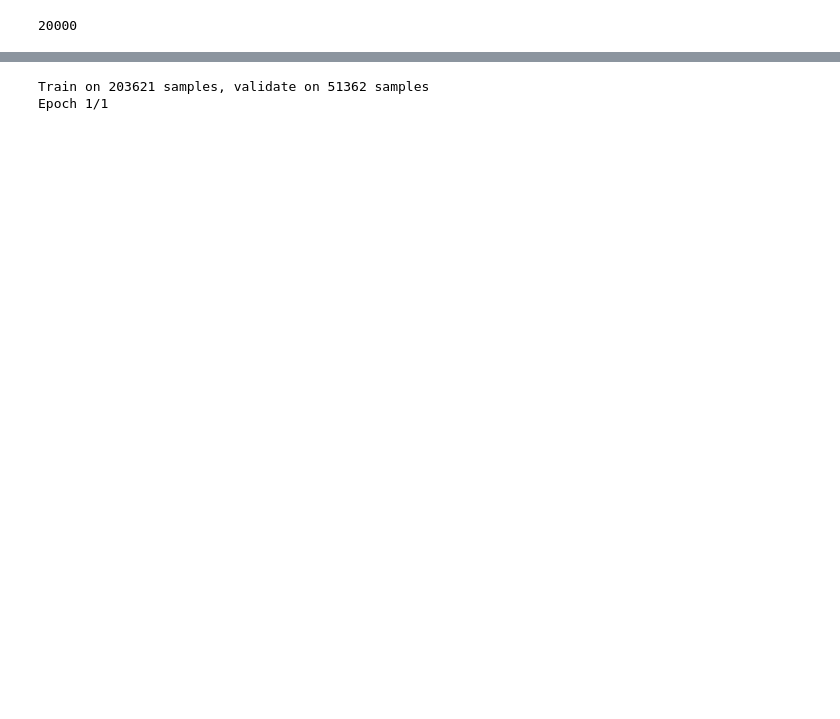
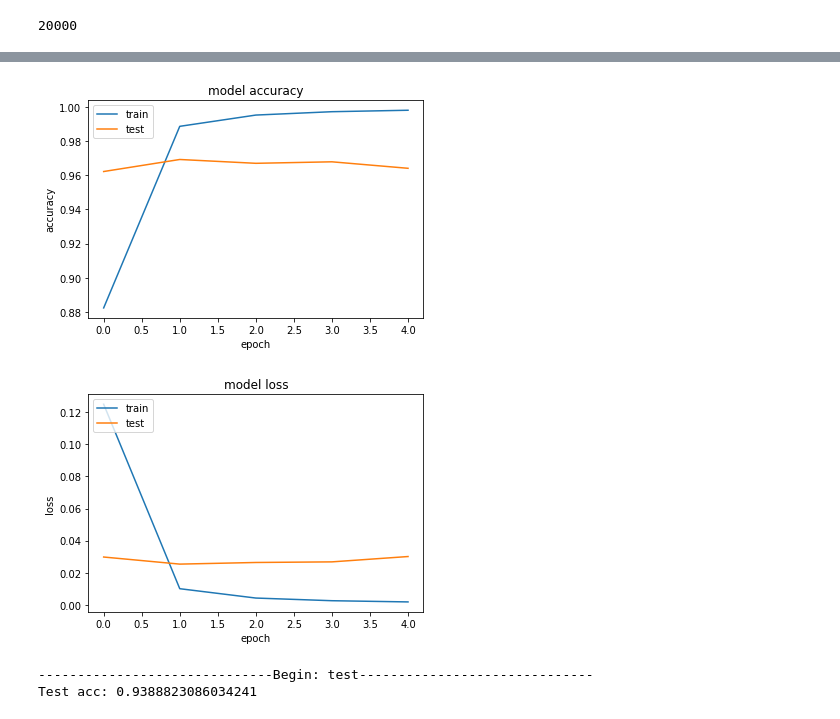
Before and after one commit to DataDaveH/capsnet_NLP, a Jupyter notebook: models.ipynb, the cells around one changed output, grey strips where cells are left out. Drawn from its saved outputs; the diff is of its cells as text; code cells hidden in the pictures; blank space fills up the shorter version.

```diff
--- a/models.ipynb
+++ b/models.ipynb
@@ -791,9 +797,6 @@ capsmodel.summary()
 #Save a png of the model shapes and flow
 #plot_model(capsmodel, to_file=save_dir + '/reuters-model.png', show_shapes=True)
 
-# compile the model
-capsmodel.compile(optimizer='adam',
-              loss=[margin_loss, 'mse'],
-              loss_weights=[1., lam_recon],
-              metrics={'out_caps': 'accuracy'})
+opt = optimizers.Adam(lr=0.001, beta_1=0.9, beta_2=0.999, epsilon=None, decay=0.0, amsgrad=False)
+#opt = optimizers.SGD(lr=0.001, decay=1e-6, momentum=0.5, nesterov=True)
 # %% [output]
@@ -841,0 +820,14 @@ print(devY_cat[0])
+# %%
+# train the model - no recon
+# compile the model
+capsmodel.compile(optimizer=opt, #'adam',
+              loss=margin_loss,
+              metrics={'out_caps': 'accuracy'})
+
+data = capsmodel.fit( trainX,
+                      trainY_cat,
+                      batch_size=batch_size,
+                      epochs=epochs,
+                      validation_data=[devX, devY_cat],
+                      callbacks=[log, tb, checkpoint],
+                      verbose=1)
@@ -841,0 +852,28 @@ print(devY_cat[0])
+# %%
+def plot_history( history):
+    # summarize history for accuracy
+    plt.plot(history.history['acc'])
+    plt.plot(history.history['val_acc'])
+    plt.title('model accuracy')
+    plt.ylabel('accuracy')
+    plt.xlabel('epoch')
+    plt.legend(['train', 'test'], loc='upper left')
+    plt.show()
+    # summarize history for loss
+    plt.plot(history.history['loss'])
+    plt.plot(history.history['val_loss'])
+    plt.title('model loss')
+    plt.ylabel('loss')
+    plt.xlabel('epoch')
+    plt.legend(['train', 'test'], loc='upper left')
+    plt.show()
+# %%
+plot_history(data)
+y_pred = capsmodel.predict(testX, batch_size=100)
+print('-'*30 + 'Begin: test' + '-'*30)
+print('Test acc:', np.sum(np.argmax(y_pred, 1) == np.argmax(testY_cat, 1))/testY_cat.shape[0])
+# %% [output]
+[figure, added]
+[figure, added]
+------------------------------Begin: test------------------------------
+Test acc: 0.9388823086034241
@@ -842,12 +891,17 @@ print(devY_cat[0])
 # %%
+"""# compile the model
+capsmodel.compile(optimizer=opt, #'adam',
+              loss=[margin_loss, 'mse'],
+              loss_weights=[1., lam_recon],
+              metrics={'out_caps': 'accuracy'})
+
 # train the model
-capsmodel.fit([trainX, trainY_cat],
-              [trainY_cat, trainX],
-              batch_size=batch_size,
-              epochs=epochs,
-              validation_data=[[devX, devY_cat], [devY_cat, devX]],
-              callbacks=[log, tb, checkpoint],
-              verbose=1)
+data = capsmodel.fit( [trainX, trainY_cat],
+                      [trainY_cat, trainX],
+                      batch_size=batch_size,
+                      epochs=epochs,
+                      #validation_data=[[devX], [devY_cat]],
+                      validation_data=[[devX, devY_cat], [devY_cat, devX]],
+                      callbacks=[log, tb, checkpoint],
+                      verbose=1)
+"""
-# %% [output]
-Train on 203621 samples, validate on 51362 samples
-Epoch 1/1
```
Also changed, not shown: parts of 26 cells of this notebook, 2 other files.
